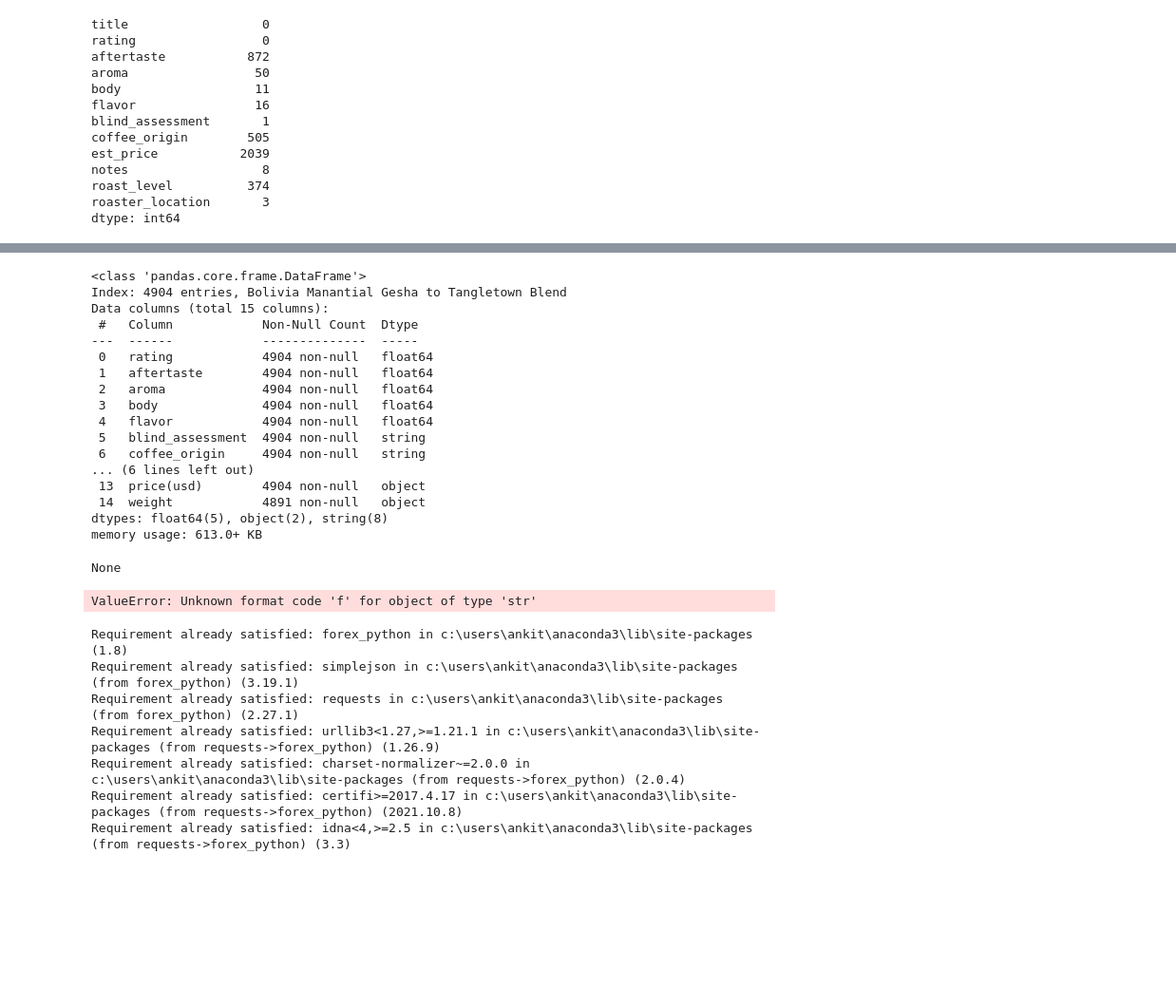
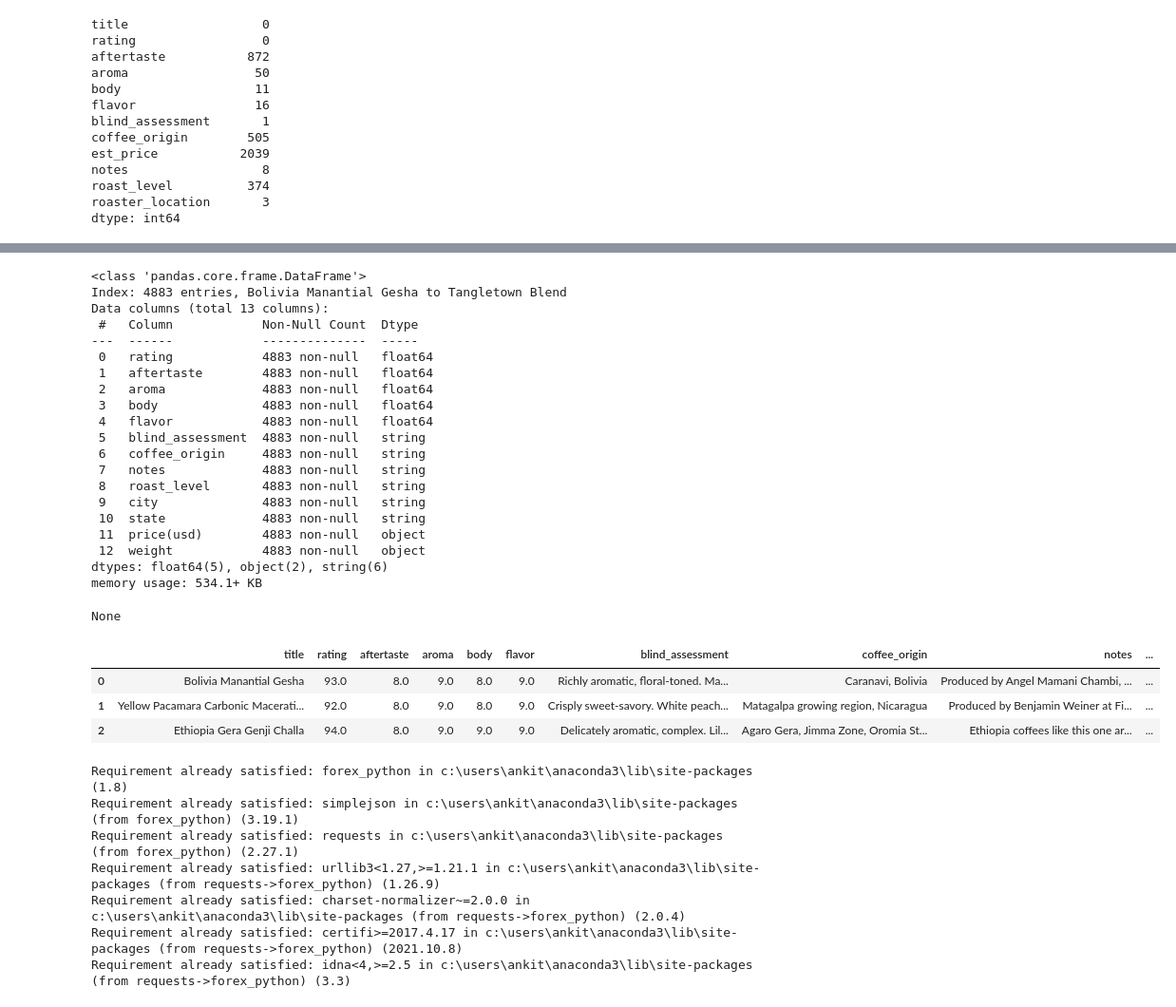
Before and after one commit to Marissag21/coffee_venture, a Jupyter notebook: ankita_coffee_data.ipynb, the cells around one changed output, grey strips where cells are left out. Shown at 95% size. Cells and saved outputs as stored; diff of their text form; code cells hidden in the pictures; blank space fills up the shorter version.

```diff
--- a/ankita_coffee_data.ipynb
+++ b/ankita_coffee_data.ipynb
@@ -132,29 +133,28 @@ None
 # %%
-#changed the datatypes
-coffee3_df = coffee2_df.astype({"rating":float, "aroma": float, "body": float, "flavor": float, "blind_assessment": "string", "coffee_origin": "string",
-                                "est_price": "string", "notes": "string", "roast_level": "string", "roaster_location":"string", "city": "string", "state": "string"})
-display(coffee3_df.info())
+#change the datatype ---- need to integrate with Kim's code of price and weight (datattypes not changed)
+coffee4_df = coffee3_df.astype({"rating":float, "aftertaste": float ,"aroma": float, "body": float, "flavor": float, "blind_assessment": "string", "coffee_origin": "string",
+                               "notes": "string", "roast_level": "string", "city": "string", "state": "string"})
+#check for datatypes for any null values and datatypes
+display(coffee4_df.info())
 # %% [output]
 <class 'pandas.core.frame.DataFrame'>
-Index: 4904 entries, Bolivia Manantial Gesha to Tangletown Blend
-Data columns (total 15 columns):
+Index: 4883 entries, Bolivia Manantial Gesha to Tangletown Blend
+Data columns (total 13 columns):
  #   Column            Non-Null Count  Dtype
 ---  ------            --------------  -----
- 0   rating            4904 non-null   float64
- 1   aftertaste        4904 non-null   float64
- 2   aroma             4904 non-null   float64
- 3   body              4904 non-null   float64
- 4   flavor            4904 non-null   float64
- 5   blind_assessment  4904 non-null   string
- 6   coffee_origin     4904 non-null   string
-... (6 lines left out)
- 13  price(usd)        4904 non-null   object
- 14  weight            4891 non-null   object
-dtypes: float64(5), object(2), string(8)
-memory usage: 613.0+ KB
+ 0   rating            4883 non-null   float64
+ 1   aftertaste        4883 non-null   float64
+ 2   aroma             4883 non-null   float64
+ 3   body              4883 non-null   float64
+ 4   flavor            4883 non-null   float64
+ 5   blind_assessment  4883 non-null   string
+ 6   coffee_origin     4883 non-null   string
+ 7   notes             4883 non-null   string
+ 8   roast_level       4883 non-null   string
+ 9   city              4883 non-null   string
+ 10  state             4883 non-null   string
+ 11  price(usd)        4883 non-null   object
+ 12  weight            4883 non-null   object
+dtypes: float64(5), object(2), string(6)
+memory usage: 534.1+ KB
 None
-# %%
-coffee3_df['aftertaste'] = coffee3_df['aftertaste'].map('{:,.1f}'.format)
-coffee3_df
-# %% [output]
-ValueError: Unknown format code 'f' for object of type 'str'
@@ -164 +161,9 @@ ValueError: Unknown format code 'f' for object of type 'str'
+# %%
+#check if float columns have been standardized
+coffee4_df.reset_index().head(3)
+# %% [output]
+|  | title | rating | aftertaste | aroma | body | flavor | blind_assessment | coffee_origin | notes | ... |
+| 0 | Bolivia Manantial Gesha | 93.0 | 8.0 | 9.0 | 8.0 | 9.0 | Richly aromatic, floral-toned. Ma... | Caranavi, Bolivia | Produced by Angel Mamani Chambi, ... | ... |
+| 1 | Yellow Pacamara Carbonic Macerati... | 92.0 | 8.0 | 9.0 | 8.0 | 9.0 | Crisply sweet-savory. White peach... | Matagalpa growing region, Nicaragua | Produced by Benjamin Weiner at Fi... | ... |
+| 2 | Ethiopia Gera Genji Challa | 94.0 | 8.0 | 9.0 | 9.0 | 9.0 | Delicately aromatic, complex. Lil... | Agaro Gera, Jimma Zone, Oromia St... | Ethiopia coffees like this one ar... | ... |
 # %%
```
Also changed, not shown: parts of 8 cells of this notebook, 1 other file.
